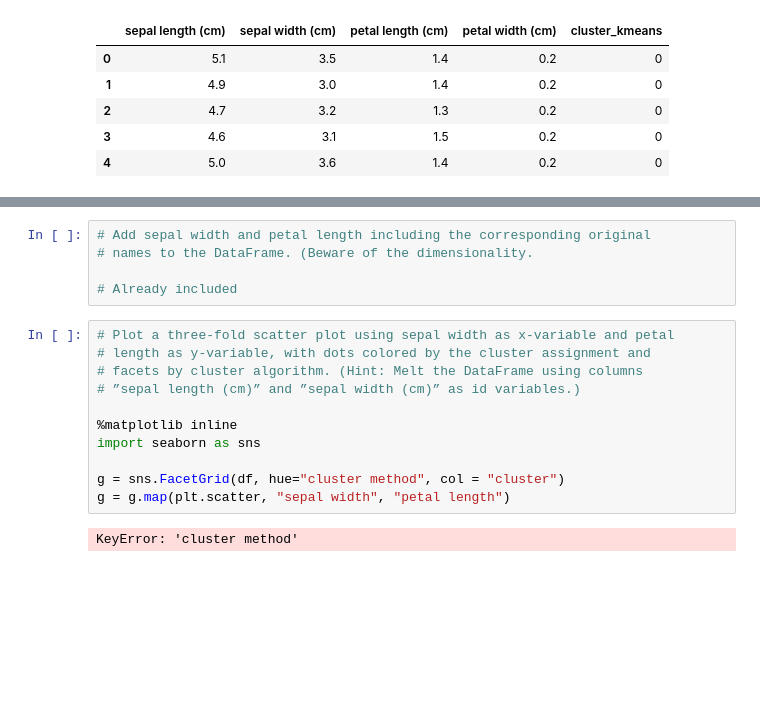
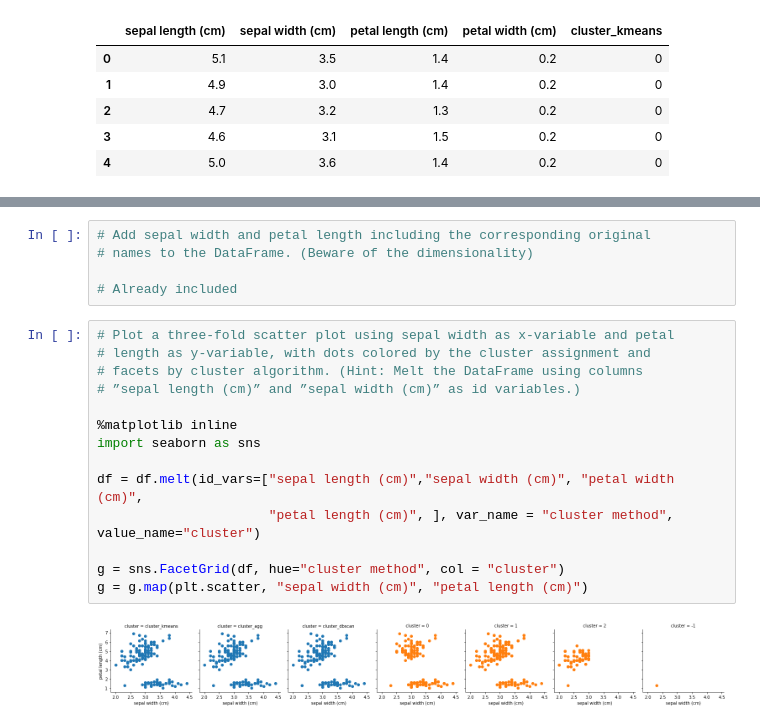
Before and after one commit to EmanuelRenkl/Big_Data_and_Machine_Learning_with_Python, a Jupyter notebook: 02_Tutorial/04_exercise/02_Clustering.ipynb, the cells around one changed output, grey strips where cells are left out. Cells and saved outputs as stored; diff of their text form; blank space fills up the shorter version.

```diff
--- a/02_Tutorial/04_exercise/02_Clustering.ipynb
+++ b/02_Tutorial/04_exercise/02_Clustering.ipynb
@@ -153,19 +153,22 @@ Silhouette Coefficient: 0.446
 Silhouette Coefficient: 0.585
 # %%
 # Add sepal width and petal length including the corresponding original
-# names to the DataFrame. (Beware of the dimensionality.
+# names to the DataFrame. (Beware of the dimensionality)
 
 # Already included
 # %%
 # Plot a three-fold scatter plot using sepal width as x-variable and petal
 # length as y-variable, with dots colored by the cluster assignment and
 # facets by cluster algorithm. (Hint: Melt the DataFrame using columns
 # ”sepal length (cm)” and ”sepal width (cm)” as id variables.)
 
 %matplotlib inline
 import seaborn as sns
 
+df = df.melt(id_vars=["sepal length (cm)","sepal width (cm)", "petal width (cm)",
+                      "petal length (cm)", ], var_name = "cluster method", value_name="cluster")
+
 g = sns.FacetGrid(df, hue="cluster method", col = "cluster")
-g = g.map(plt.scatter, "sepal width", "petal length")
+g = g.map(plt.scatter, "sepal width (cm)", "petal length (cm)")
 # %% [output]
-KeyError: 'cluster method'
+[figure, added]
```
Also changed, not shown: parts of 1 cell of this notebook, 5 other files.
